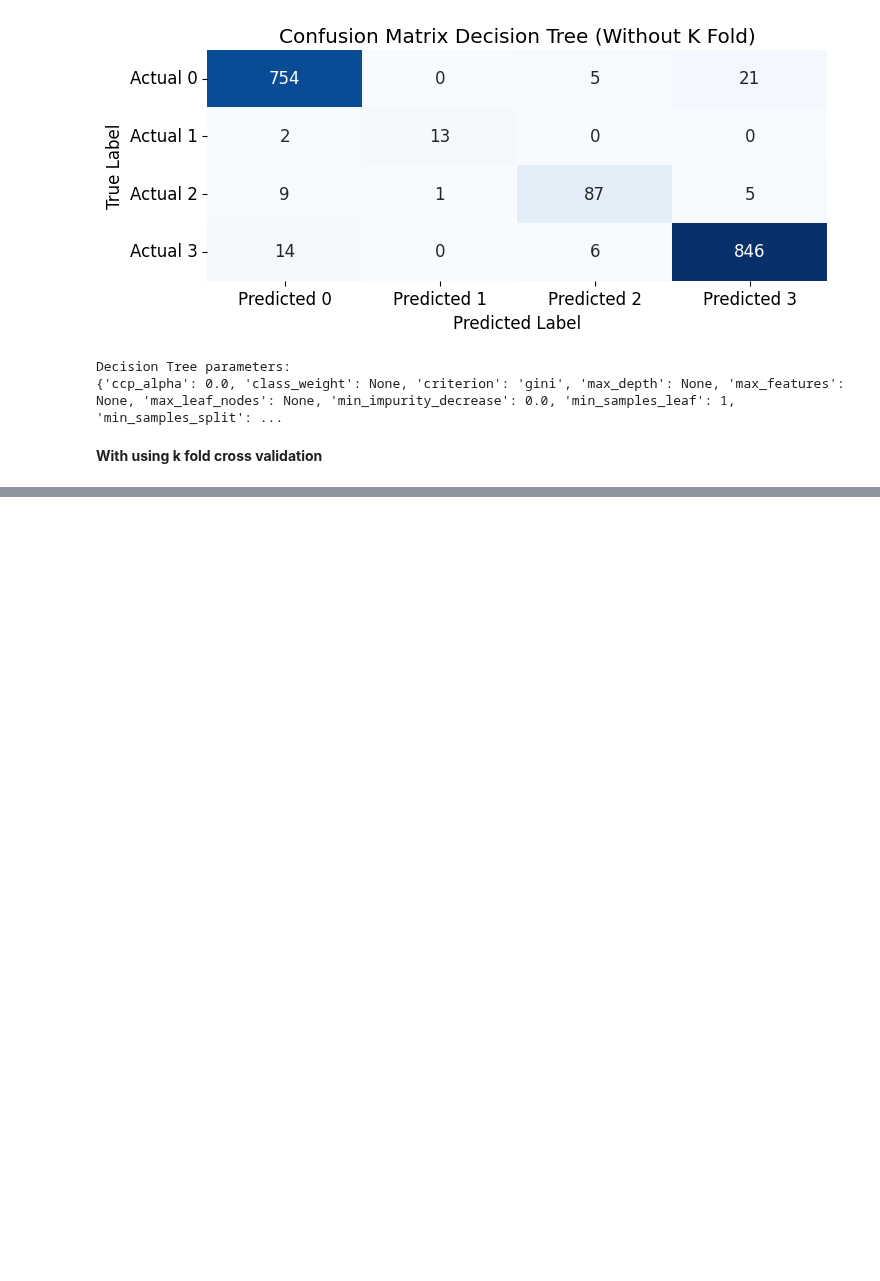
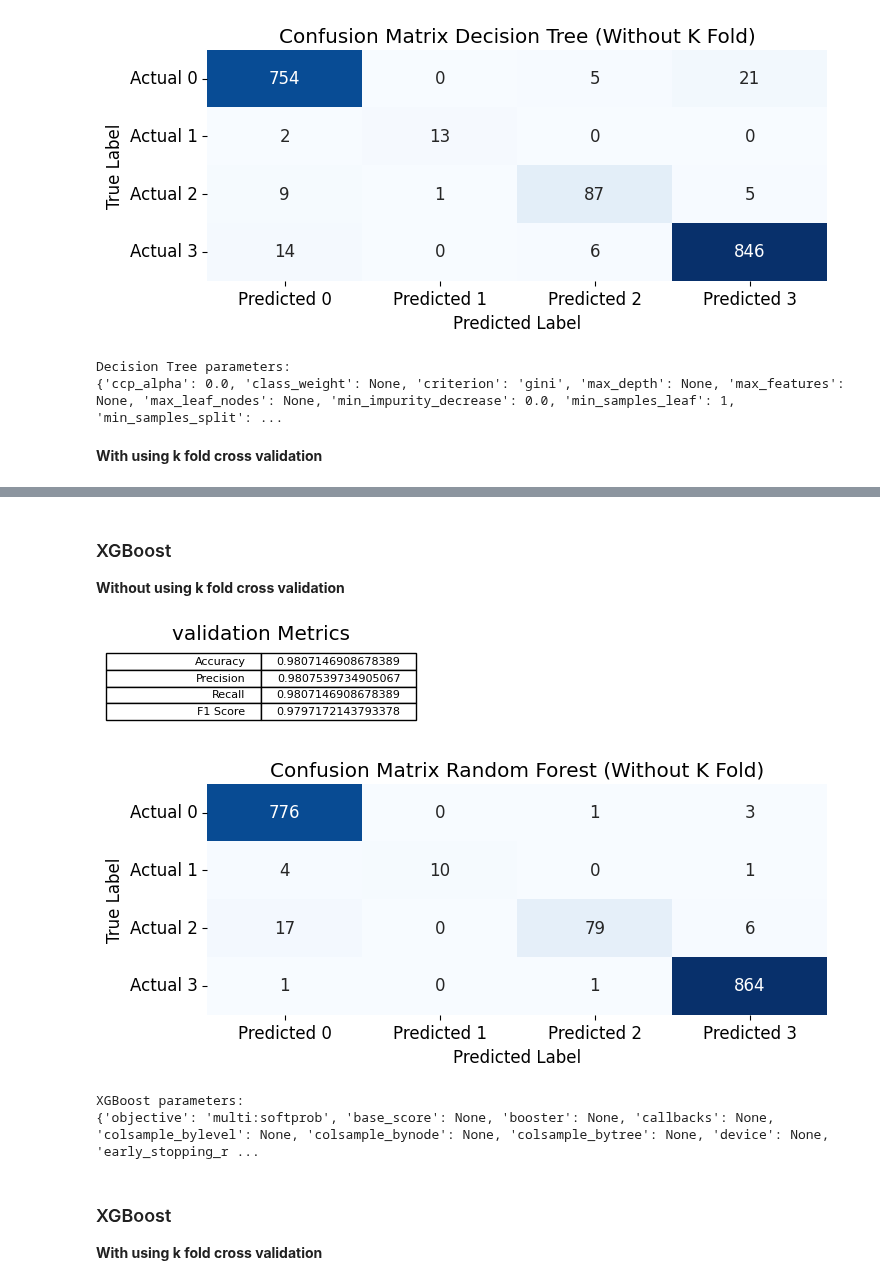
Before and after one commit to yazdanzv/Compare_Multiple_ML_Methods_on_Parkinson_Dataset, a Jupyter notebook: main.ipynb, the cells around one changed output, grey strips where cells are left out. Cells and saved outputs as stored; diff of their text form; code cells hidden in the pictures; blank space fills up the shorter version.

```diff
--- a/main.ipynb
+++ b/main.ipynb
@@ -330,0 +430,47 @@ Decision Tree parameters:
+# %% [markdown]
+<h3>XGBoost</h3>
+<b>Without using k fold cross validation</b>
+# %%
+# Make an instance from XGBoost
+xgb_classifier_1 = xgb.XGBClassifier(random_state=42)
+
+# Train model
+xgb_classifier_1.fit(X_train, y_train)
+
+# Test model
+y_pred_XGB_without_kfold = xgb_classifier_1.predict(X_test)
+acc_XGB_without_kfold = accuracy_score(y_test, y_pred_XGB_without_kfold)
+pre_XGB_without_kfold = precision_score(y_test, y_pred_XGB_without_kfold, average='weighted')
+rec_XGB_without_kfold = recall_score(y_test, y_pred_XGB_without_kfold, average='weighted')
+f1_XGB_without_kfold = f1_score(y_test, y_pred_XGB_without_kfold, average='weighted')
+confmat_XGB_without_kfold = confusion_matrix(y_test, y_pred_XGB_without_kfold)
+metrics_XGB_without_kfold = [['Accuracy', acc_XGB_without_kfold], ['Precision', pre_XGB_without_kfold], ['Recall', rec_XGB_without_kfold], ['F1 Score', f1_XGB_without_kfold]]
+
+# Plot Metrics
+plt.figure(figsize=(4, 1))
+plt.table(metrics_XGB_without_kfold, loc='center')
+plt.axis('off')
+plt.title('validation Metrics')
+plt.show()
+
+# Plot confusion matrix
+plt.figure(figsize=(8, 3))
+sb.heatmap(confmat_XGB_without_kfold, annot=True, fmt='d', cmap='Blues', cbar=False,
+            xticklabels=['Predicted 0', 'Predicted 1', 'Predicted 2', 'Predicted 3'],
+            yticklabels=['Actual 0', 'Actual 1', 'Actual 2', 'Actual 3'])
+plt.xlabel('Predicted Label')
+plt.ylabel('True Label')
+plt.title('Confusion Matrix Random Forest (Without K Fold)')
+plt.show()
+
+# Decision Tree parameters
+print('XGBoost parameters:')
+print(xgb_classifier_1.get_params())
+# %% [output]
+[figure, added]
+[figure, added]
+XGBoost parameters:
+{'objective': 'multi:softprob', 'base_score': None, 'booster': None, 'callbacks': None, 'colsample_bylevel': None, 'colsample_bynode': None, 'colsample_bytree': None, 'device': None, 'early_stopping_r ...
+# %% [markdown]
+<h3>XGBoost</h3>
+<b>With using k fold cross validation</b>
```
Also changed, not shown: parts of 7 cells of this notebook.
